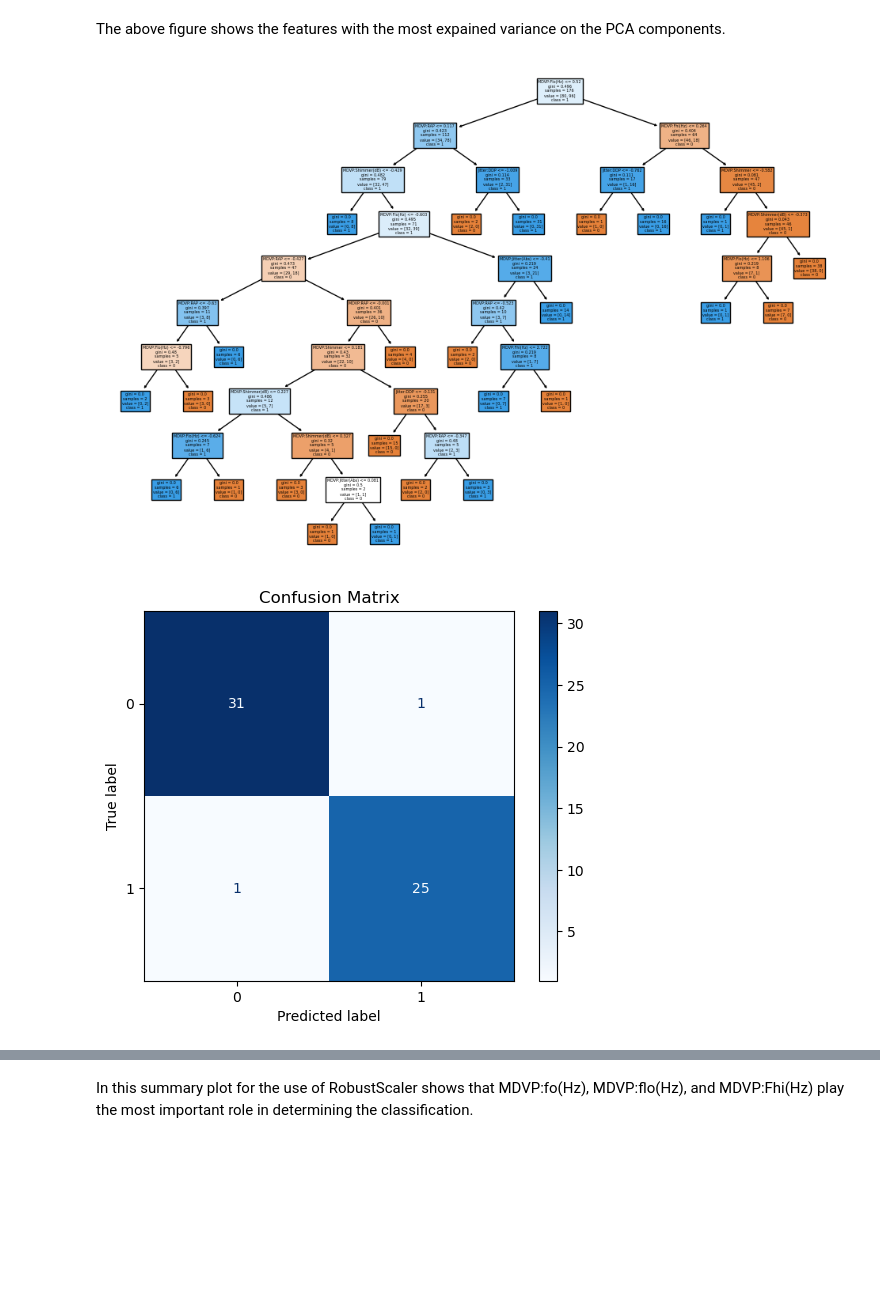
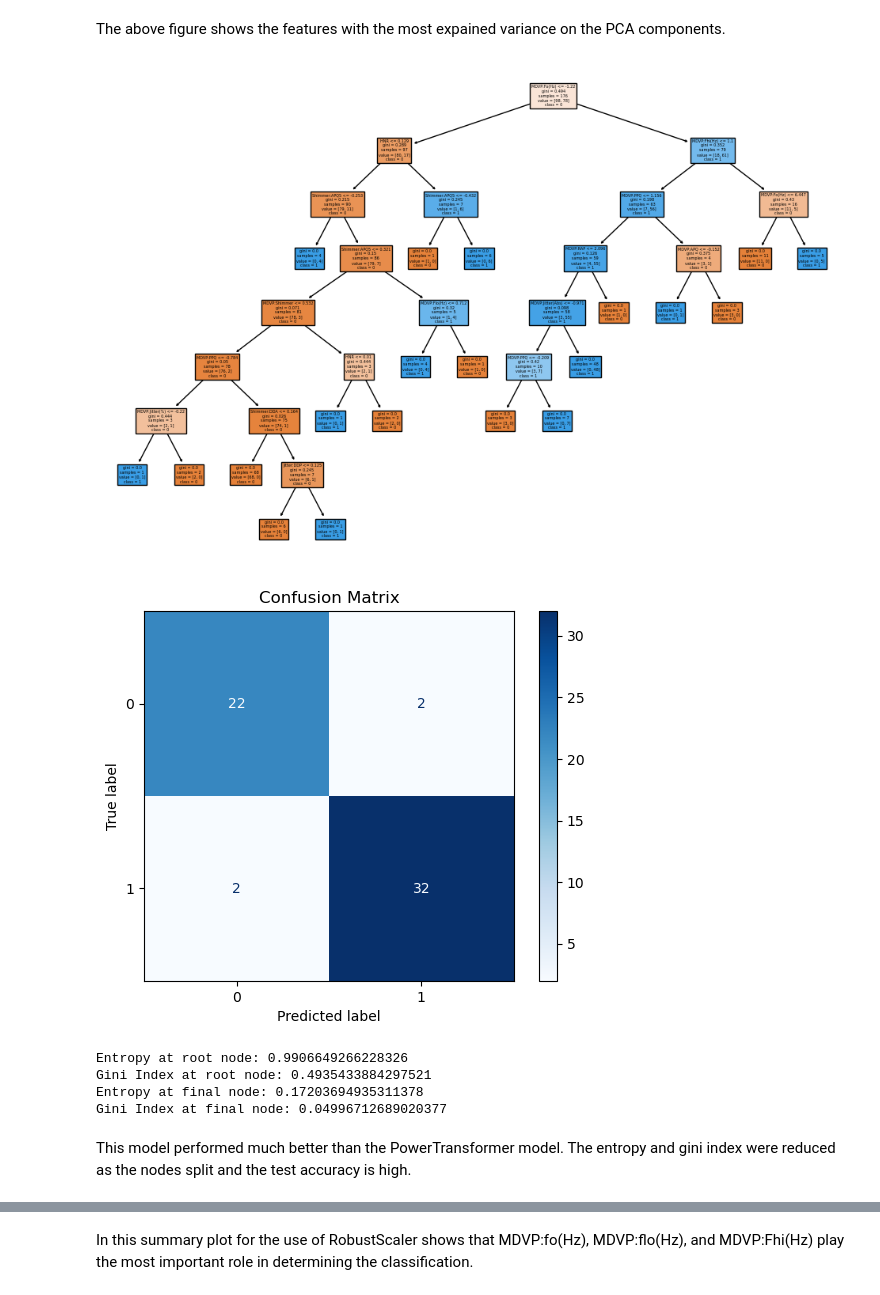
Before and after one commit to t-price/ML_project, a Jupyter notebook: Pipeline_SHAP.ipynb, the cells around one changed output, grey strips where cells are left out. Cells and saved outputs as stored; diff of their text form; code cells hidden in the pictures; blank space fills up the shorter version.

```diff
--- a/Pipeline_SHAP.ipynb
+++ b/Pipeline_SHAP.ipynb
@@ -149,16 +151,16 @@ best_params = study.best_params
 #}
 
 # Train the best pipeline on the entire training set
-best_pipeline = Pipeline([
+best_pipeline_pow = Pipeline([
     ('power_transformer', PowerTransformer(method=best_params['pt_method'])),
-    ('pca', PCA(n_components=best_params['pca_n_components'])),
-    ('classifier', DecisionTreeClassifier(max_depth=best_params['dt_max_depth'], max_features=best_params['dt_max_feats']))
+    ('pca', PCA(random_state=42,  n_components=best_params['pca_n_components'])),
+    ('classifier', DecisionTreeClassifier(random_state=42, max_depth=best_params['dt_max_depth'], max_features=best_params['dt_max_feats']))
 #    ('classifier', DecisionTreeClassifier(**dt_params))
 ])
-best_pipeline.fit(train_X, train_y)
+best_pipeline_pow.fit(train_X, train_y)
 
 # Evaluate the best pipeline on the test set
-y_pred_test = best_pipeline.predict(test_X)
+y_pred_test = best_pipeline_pow.predict(test_X)
 accuracy_test = accuracy_score(test_y, y_pred_test)
 print(f"Pipeline Accuracy on Test Set: {accuracy_test}")
 # %% [output]
@@ -303,16 +341,16 @@ best_params = study.best_params
 #}
 
 # Train the best pipeline on the entire training set
-best_pipeline = Pipeline([
+best_pipeline_rob = Pipeline([
     ('robust_scaler', RobustScaler()),
-    ('pca', PCA(n_components=best_params['pca_n_components'])),
-    ('classifier', DecisionTreeClassifier(max_depth=best_params['dt_max_depth'],max_features=best_params['dt_max_feats']))
+    ('pca', PCA(random_state=42,  n_components=best_params['pca_n_components'])),
+    ('classifier', DecisionTreeClassifier(random_state=42,  max_depth=best_params['dt_max_depth'],max_features=best_params['dt_max_feats']))
 #    ('classifier', DecisionTreeClassifier(**dt_params))
 ])
-best_pipeline.fit(train_X, train_y)
+best_pipeline_rob.fit(train_X, train_y)
 
 # Evaluate the best pipeline on the test set
-y_pred_test = best_pipeline.predict(test_X)
+y_pred_test = best_pipeline_rob.predict(test_X)
 accuracy_test = accuracy_score(test_y, y_pred_test)
 print(f"Pipeline Accuracy on Test Set: {accuracy_test}")
 # %% [output]
@@ -356,24 +401,48 @@ display(most_important_features)
 The above figure shows the features with the most expained variance on the PCA components.
 # %%
 # Extract the trained DecisionTreeClassifier
-dt_classifier = best_pipeline.named_steps['classifier']
+dt_classifier = best_pipeline_rob.named_steps['classifier']
 
 # Plot the decision tree
 plt.figure(figsize=(12, 8))
 plot_tree(dt_classifier, filled=True, feature_names=list(train_X.columns), class_names=[str(class_label) for class_label in dt_classifier.classes_])
 plt.show()
 # %% [output]
-[figure, old version]
+[figure, new version]
 # %%
 # Compute confusion matrix
 cm = confusion_matrix(test_y, y_pred_test)
 
 # Display the confusion matrix
-disp = ConfusionMatrixDisplay(confusion_matrix=cm, display_labels=best_pipeline.classes_)
+disp = ConfusionMatrixDisplay(confusion_matrix=cm, display_labels=best_pipeline_rob.classes_)
 disp.plot(cmap='Blues')
 plt.title('Confusion Matrix')
 plt.show()
 # %% [output]
-[figure, old version]
+[figure, new version]
+# %%
+best_tree = best_pipeline_rob.named_steps['classifier']
+
+# Access the tree structure
+tree_structure = best_tree.tree_
+
+# Calculate entropy and Gini index for the root node
+root_entropy, root_gini = calculate_entropy_and_gini(tree_structure, 0)
+
+print(f"Entropy at root node: {root_entropy}")
+print(f"Gini Index at root node: {root_gini}")
+
+# Calculate entropy and Gini index for the final node, the final node needs to be changed with each decision tree run.
+max_entropy, max_gini = calculate_entropy_and_gini(tree_structure,  6)
+
+print(f"Entropy at final node: {max_entropy}")
+print(f"Gini Index at final node: {max_gini}")
+# %% [output]
+Entropy at root node: 0.9906649266228326
+Gini Index at root node: 0.4935433884297521
+Entropy at final node: 0.17203694935311378
+Gini Index at final node: 0.04996712689020377
+# %% [markdown]
+This model performed much better than the PowerTransformer model. The entropy and gini index were reduced as the nodes split and the test accuracy is high.
 # %%
 # Using the tree based explainer
```
Also changed, not shown: parts of 16 cells of this notebook, 1 other file.
